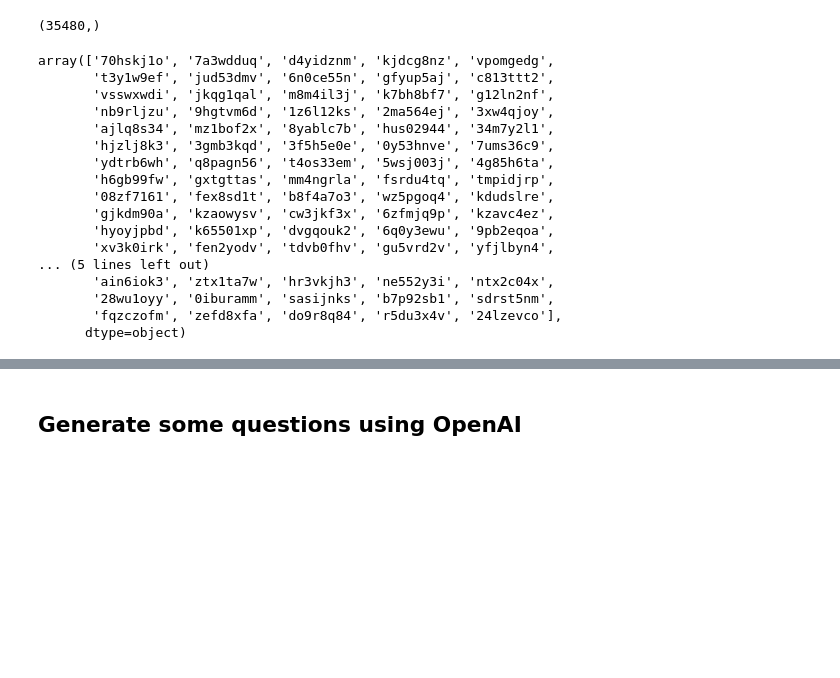
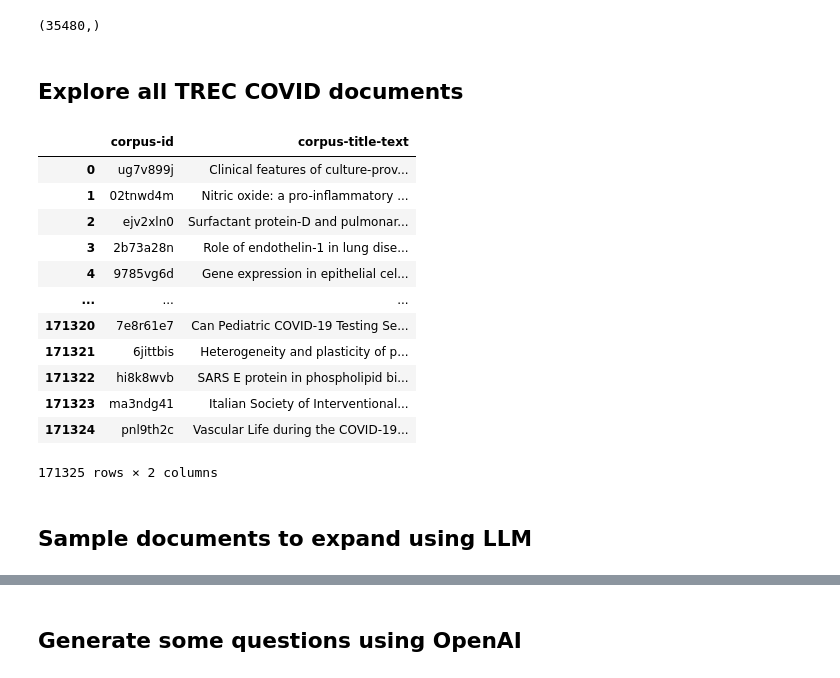
Before and after one commit to eduseiti/ia368v_dd_class_09, a Jupyter notebook: trec_covid_LLM_query_expansion.ipynb, the cells around one changed output, grey strips where cells are left out. Saved outputs shown, nothing was run; the diff lists cells and outputs as text; code cells hidden in the pictures; blank space fills up the shorter version.

```diff
--- a/trec_covid_LLM_query_expansion.ipynb
+++ b/trec_covid_LLM_query_expansion.ipynb
@@ -67,3 +69,5 @@ docs_with_questions = merged_df['corpus-id'].unique()
 docs_with_questions.shape
 # %% [output]
 (35480,)
+# %% [markdown]
+## Explore all TREC COVID documents
@@ -69,0 +76,18 @@ docs_with_questions.shape
+# %%
+all_docs_df
+# %% [output]
+|  | corpus-id | corpus-title-text |
+| 0 | ug7v899j | Clinical features of culture-prov... |
+| 1 | 02tnwd4m | Nitric oxide: a pro-inflammatory ... |
+| 2 | ejv2xln0 | Surfactant protein-D and pulmonar... |
+| 3 | 2b73a28n | Role of endothelin-1 in lung dise... |
+| 4 | 9785vg6d | Gene expression in epithelial cel... |
+| ... | ... | ... |
+| 171320 | 7e8r61e7 | Can Pediatric COVID-19 Testing Se... |
+| 171321 | 6jittbis | Heterogeneity and plasticity of p... |
+| 171322 | hi8k8wvb | SARS E protein in phospholipid bi... |
+| 171323 | ma3ndg41 | Italian Society of Interventional... |
+| 171324 | pnl9th2c | Vascular Life during the COVID-19... |
+171325 rows × 2 columns
+# %% [markdown]
+## Sample documents to expand using LLM
@@ -72,20 +104,0 @@ which_docs = rng.choice(docs_with_questions, 100, replace=False)
-# %%
-which_docs
-# %% [output]
-array(['70hskj1o', '7a3wdduq', 'd4yidznm', 'kjdcg8nz', 'vpomgedg',
-       't3y1w9ef', 'jud53dmv', '6n0ce55n', 'gfyup5aj', 'c813ttt2',
-       'vsswxwdi', 'jkqg1qal', 'm8m4il3j', 'k7bh8bf7', 'g12ln2nf',
-       'nb9rljzu', '9hgtvm6d', '1z6l12ks', '2ma564ej', '3xw4qjoy',
-       'ajlq8s34', 'mz1bof2x', '8yablc7b', 'hus02944', '34m7y2l1',
-       'hjzlj8k3', '3gmb3kqd', '3f5h5e0e', '0y53hnve', '7ums36c9',
-       'ydtrb6wh', 'q8pagn56', 't4os33em', '5wsj003j', '4g85h6ta',
-       'h6gb99fw', 'gxtgttas', 'mm4ngrla', 'fsrdu4tq', 'tmpidjrp',
-       '08zf7161', 'fex8sd1t', 'b8f4a7o3', 'wz5pgoq4', 'kdudslre',
-       'gjkdm90a', 'kzaowysv', 'cw3jkf3x', '6zfmjq9p', 'kzavc4ez',
-       'hyoyjpbd', 'k65501xp', 'dvgqouk2', '6q0y3ewu', '9pb2eqoa',
-       'xv3k0irk', 'fen2yodv', 'tdvb0fhv', 'gu5vrd2v', 'yfjlbyn4',
-... (5 lines left out)
-       'ain6iok3', 'ztx1ta7w', 'hr3vkjh3', 'ne552y3i', 'ntx2c04x',
-       '28wu1oyy', '0iburamm', 'sasijnks', 'b7p92sb1', 'sdrst5nm',
-       'fqzczofm', 'zefd8xfa', 'do9r8q84', 'r5du3x4v', '24lzevco'],
-      dtype=object)
```
Also changed, not shown: parts of 10 cells of this notebook, 2 other files.
